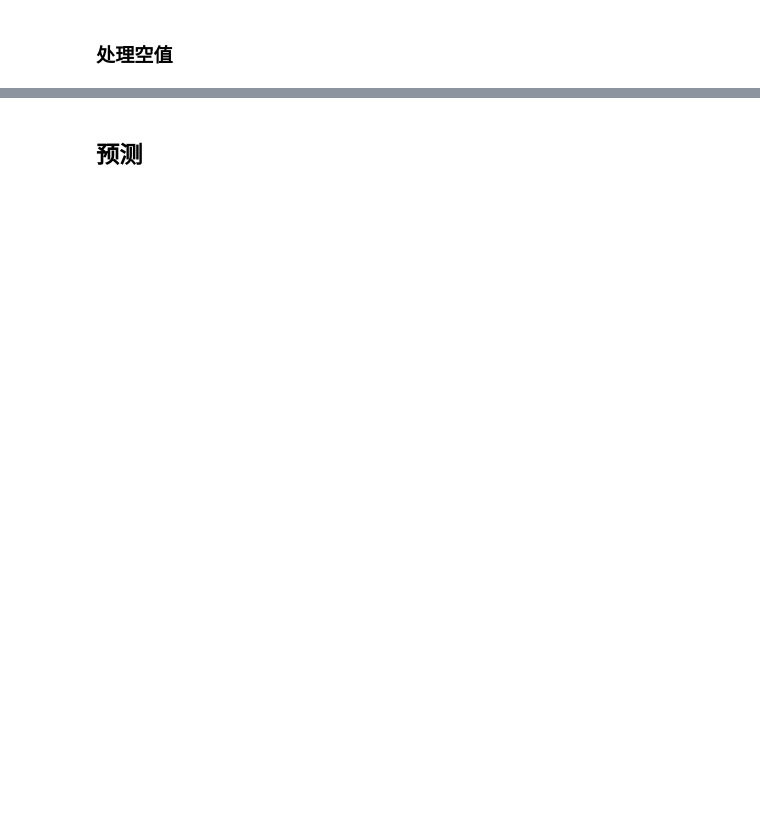
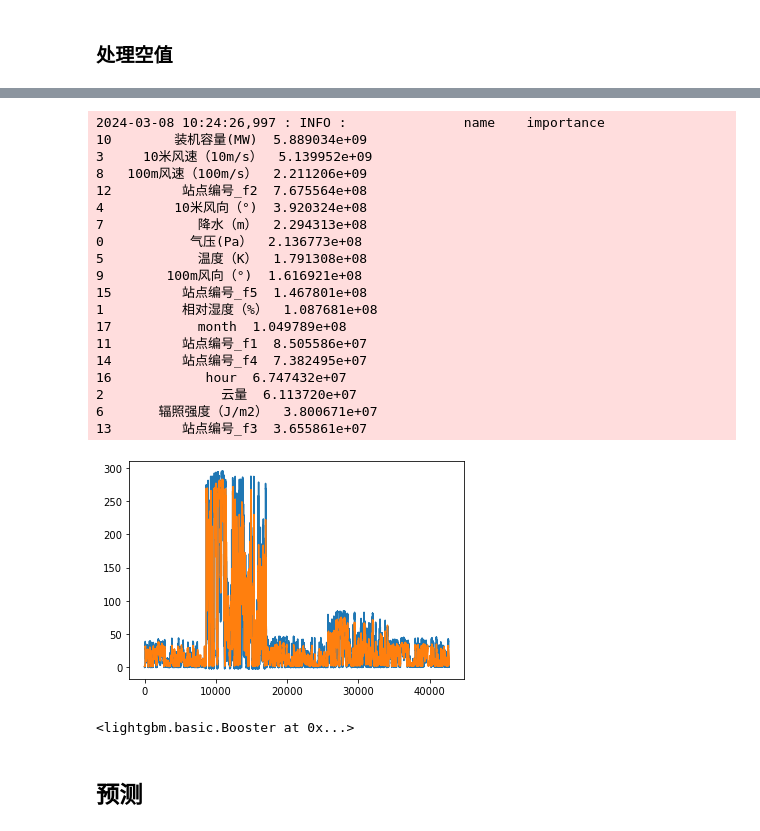
Before and after one commit to ZongXR/DCIC2024-Offshore-Wind-Power, a Jupyter notebook: notebooks/main.ipynb, the cells around one changed output, grey strips where cells are left out. Cells and saved outputs as stored; diff of their text form; code cells hidden in the pictures; blank space fills up the shorter version.

```diff
--- a/notebooks/main.ipynb
+++ b/notebooks/main.ipynb
@@ -55,9 +81,13 @@ params_lgb = {
     'metric': 'mse',
     'num_leaves': 64,
     'verbose': -1,
-    'seed': 42,
+    'seed': 2,
     'n_jobs': -1,
+
     'feature_fraction': 0.8,
     'bagging_fraction': 0.9,
     'bagging_freq': 4,
 }
+
+importance = 0
+MODEL_TYPE = 'lgb'
@@ -66,14 +93,0 @@ params_lgb = {
-# %%
-model_lgb = dict()
-for site, df in df_train.groupby("站点编号"):
-    df = df.drop(columns=["站点编号"]).astype(np.float32)
-    y = df["出力(MW)"]
-    x = df.drop(columns=["出力(MW)"])
-    x["10米风速（10m/s） - 1"] = x["10米风速（10m/s）"].shift(1)
-    x["100m风速（100m/s） - 1"] = x["100m风速（100m/s）"].shift(1)
-    x_train, x_val, y_train, y_val = train_test_split(x, y, test_size=0.2, random_state=42)
-    trainset = Dataset(x_train, y_train)
-    valset = Dataset(x_val, y_val)
-    model_lgb[site] = lgb.train(params_lgb, trainset, valid_sets=[trainset, valset], num_boost_round=5000, callbacks=[lgb.early_stopping(100), lgb.log_evaluation(1000)])
-    model_lgb[site] = lgb.train(params_lgb, Dataset(x, y), num_boost_round=model_lgb[site].best_iteration)
-    model_lgb[site].save_model("../models/lgb_%s.txt" % site)
@@ -97,0 +94,14 @@ Did not meet early stopping. Best iteration is:
+# %%
+sub_train_df = df_train[df_train['time'] < '2023-02-01 0:0:0']
+sub_val_df = df_train[df_train['time'] >= '2023-02-01 0:0:0']
+
+train = Dataset(sub_train_df[feats], sub_train_df[LABEL])
+val = Dataset(sub_val_df[feats], sub_val_df[LABEL])
+# %%
+model = lgb.train(params_lgb, train, valid_sets=[train, val], num_boost_round=5000, callbacks=[lgb.early_stopping(100), lgb.log_evaluation(100)])
+
+val_pred = model.predict(sub_val_df[feats])
+
+s_mse = mse(sub_val_df[LABEL], val_pred, squared=False)
+score = 1 / (1+s_mse)
+logging.info(f"分数: {score} RMSE: {s_mse}")
@@ -98,2 +116,38 @@ Did not meet early stopping. Best iteration is:
+# %%
+importance += model.feature_importance(importance_type='gain')
+feats_importance = pd.DataFrame()
+feats_importance['name'] = feats
+feats_importance['importance'] = importance
+logging.info(feats_importance.sort_values('importance', ascending=False)[:30])
+
+plot(sub_val_df[LABEL].values)
+plot(val_pred)
+show()
+# %% [output]
+2024-03-08 10:24:26,997 : INFO :               name    importance
+10        装机容量(MW)  5.889034e+09
+3     10米风速（10m/s）  5.139952e+09
+8   100m风速（100m/s）  2.211206e+09
+12         站点编号_f2  7.675564e+08
+4         10米风向（°)  3.920324e+08
+7            降水（m）  2.294313e+08
+0           气压(Pa）  2.136773e+08
+5            温度（K）  1.791308e+08
+9        100m风向（°)  1.616921e+08
+15         站点编号_f5  1.467801e+08
+1          相对湿度（%）  1.087681e+08
+17           month  1.049789e+08
+11         站点编号_f1  8.505586e+07
+14         站点编号_f4  7.382495e+07
+16            hour  6.747432e+07
+2               云量  6.113720e+07
+6       辐照强度（J/m2）  3.800671e+07
+13         站点编号_f3  3.655861e+07
+[figure, added]
+# %%
+model = lgb.train(params_lgb, lgb.Dataset(df_train[feats], df_train[LABEL]), num_boost_round=model.best_iteration)
+model.save_model("../models/lightgbm.txt")
+# %% [output]
+<lightgbm.basic.Booster at 0x...>
 # %% [markdown]
 <h2>预测</h2>
```
Also changed, not shown: parts of 21 cells of this notebook, 7 other files.
